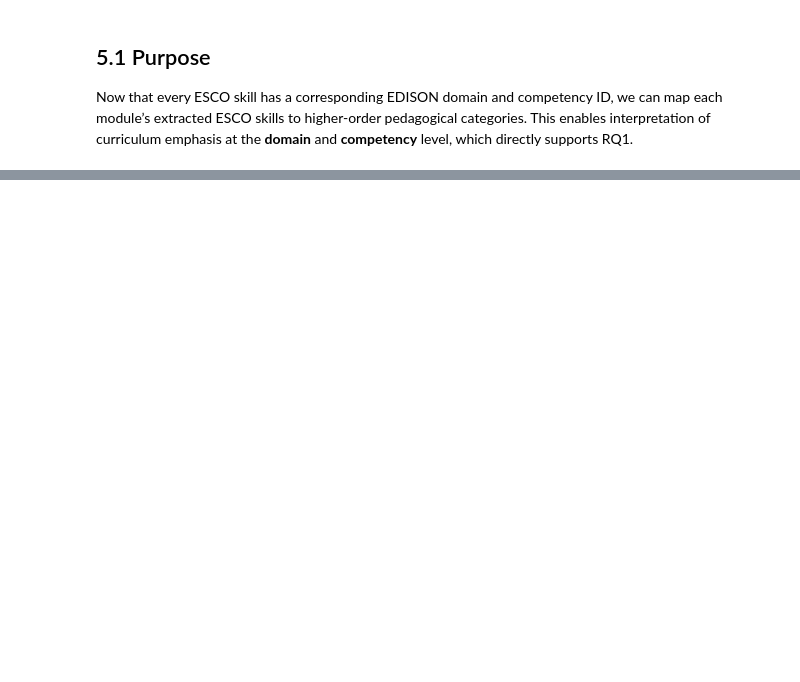
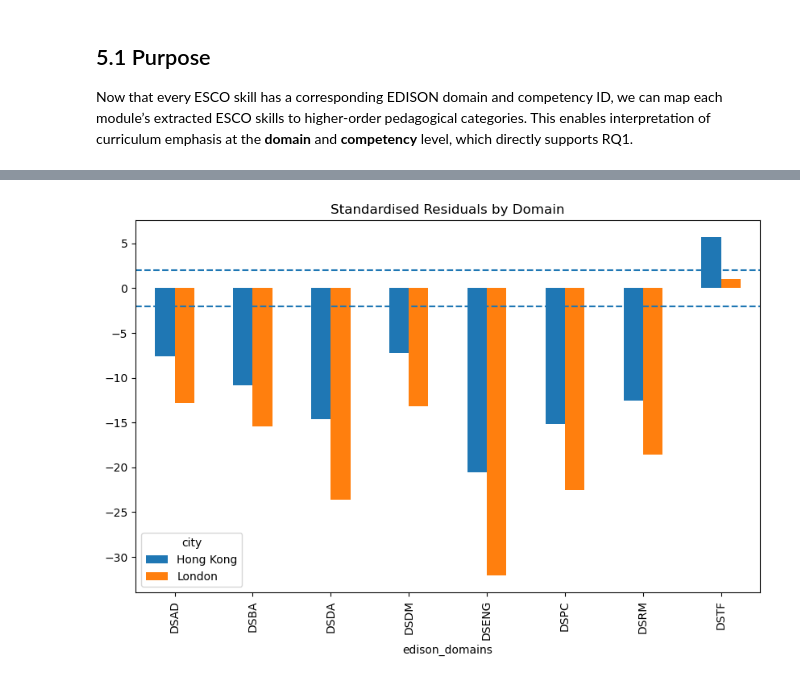
Before and after one commit to WPHdamian/Data-Science-Curriculum-Analysis-, a Jupyter notebook: 05_EDISON_Mapping.ipynb, the cells around one changed output, grey strips where cells are left out. Saved outputs shown, nothing was run; the diff lists cells and outputs as text; code cells hidden in the pictures; blank space fills up the shorter version.

```diff
--- a/05_EDISON_Mapping.ipynb
+++ b/05_EDISON_Mapping.ipynb
@@ -295,0 +375,13 @@ plt.show()
+# %%
+chi2, p, dof, expected = chi2_contingency(contingency)
+
+print("Curriculum:")
+print("Chi-square:", chi2)
+print("p-value:", p)
+print("Degrees of freedom:", dof)
+
+chi2, p, dof, expected = chi2_contingency(contingency2)
+print("\nJob market:")
+print("Chi-square:", chi2)
+print("p-value:", p)
+print("Degrees of freedom:", dof)
@@ -295,0 +462,10 @@ plt.show()
+# %%
+expected_df = pd.DataFrame(
+    expected,
+    index=contingency.index,
+    columns=contingency.columns
+)
+
+residuals = (contingency - expected_df) / np.sqrt(expected_df)
+
+residuals
@@ -295,0 +477,8 @@ plt.show()
+# %%
+residuals.T.plot(kind="bar", figsize=(10,6))
+plt.axhline(2, linestyle="--")
+plt.axhline(-2, linestyle="--")
+plt.title("Standardised Residuals by Domain")
+plt.show()
+# %% [output]
+[figure, added]
```
Also changed, not shown: parts of 44 cells of this notebook.
